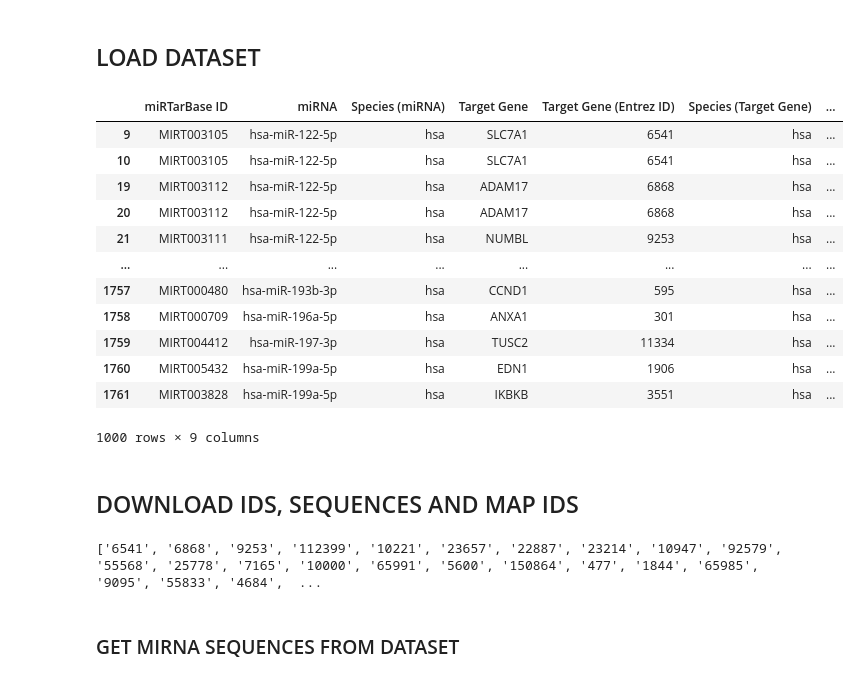
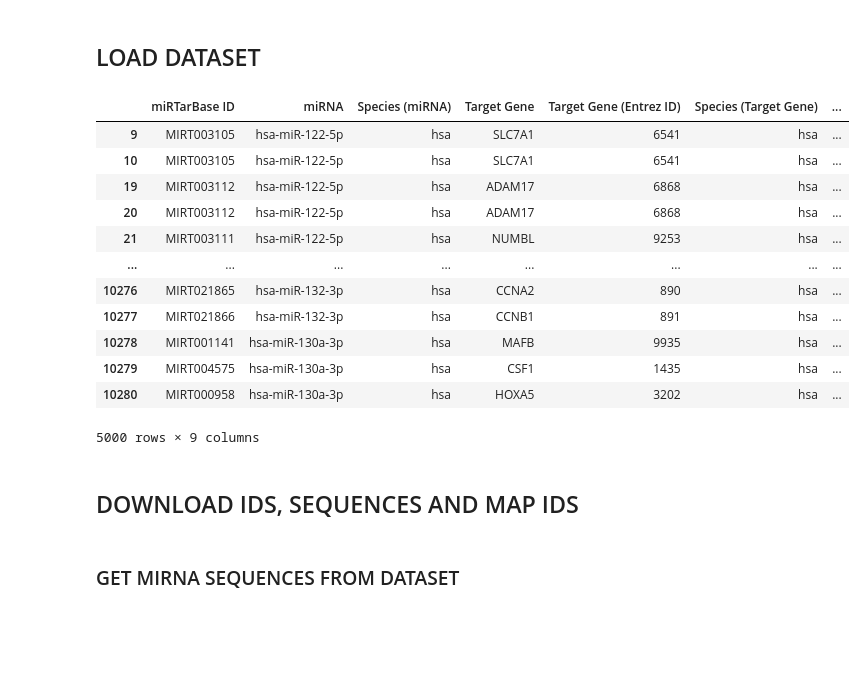
Before and after one commit to nntavantzis/ptixiaki, a Jupyter notebook: benchmark.ipynb, the cells around one changed output. Cells and saved outputs as stored; diff of their text form; code cells hidden in the pictures; blank space fills up the shorter version.

```diff
--- a/benchmark.ipynb
+++ b/benchmark.ipynb
@@ -24,31 +13,31 @@ with open(input_path, 'r') as fin, open(output_path, 'w') as fout:
 # %%
 import pandas as pd
 
 df = pd.read_csv(
     './benchmark/miRTarBase_SE_WR.csv',
     sep=','
 )
 
 df = df[df['Species (miRNA)'] == 'hsa']
 df['Target Gene (Entrez ID)'] = df['Target Gene (Entrez ID)'].astype(int)
 df.drop_duplicates(inplace=True)
 
-df = df.head(1000)
+df = df.head(5000)
 df
 # %% [output]
 |  | miRTarBase ID | miRNA | Species (miRNA) | Target Gene | Target Gene (Entrez ID) | Species (Target Gene) | ... |
 | 9 | MIRT003105 | hsa-miR-122-5p | hsa | SLC7A1 | 6541 | hsa | ... |
 | 10 | MIRT003105 | hsa-miR-122-5p | hsa | SLC7A1 | 6541 | hsa | ... |
 | 19 | MIRT003112 | hsa-miR-122-5p | hsa | ADAM17 | 6868 | hsa | ... |
 | 20 | MIRT003112 | hsa-miR-122-5p | hsa | ADAM17 | 6868 | hsa | ... |
 | 21 | MIRT003111 | hsa-miR-122-5p | hsa | NUMBL | 9253 | hsa | ... |
 | ... | ... | ... | ... | ... | ... | ... | ... |
-| 1757 | MIRT000480 | hsa-miR-193b-3p | hsa | CCND1 | 595 | hsa | ... |
-| 1758 | MIRT000709 | hsa-miR-196a-5p | hsa | ANXA1 | 301 | hsa | ... |
-| 1759 | MIRT004412 | hsa-miR-197-3p | hsa | TUSC2 | 11334 | hsa | ... |
-| 1760 | MIRT005432 | hsa-miR-199a-5p | hsa | EDN1 | 1906 | hsa | ... |
-| 1761 | MIRT003828 | hsa-miR-199a-5p | hsa | IKBKB | 3551 | hsa | ... |
+| 10276 | MIRT021865 | hsa-miR-132-3p | hsa | CCNA2 | 890 | hsa | ... |
+| 10277 | MIRT021866 | hsa-miR-132-3p | hsa | CCNB1 | 891 | hsa | ... |
+| 10278 | MIRT001141 | hsa-miR-130a-3p | hsa | MAFB | 9935 | hsa | ... |
+| 10279 | MIRT004575 | hsa-miR-130a-3p | hsa | CSF1 | 1435 | hsa | ... |
+| 10280 | MIRT000958 | hsa-miR-130a-3p | hsa | HOXA5 | 3202 | hsa | ... |
-1000 rows × 9 columns
+5000 rows × 9 columns
 # %% [markdown]
 ## DOWNLOAD IDS, SEQUENCES AND MAP IDS
 # %%
@@ -110,8 +99,6 @@ header_ids = [header.split(' ')[0] for header in headers]
 header_dict = dict(zip(header_ids, headers))
 
 mapped_df['Mapped Value'] = mapped_df['NM_ID'].map(header_dict)
-# %% [output]
-['6541', '6868', '9253', '112399', '10221', '23657', '22887', '23214', '10947', '92579', '55568', '25778', '7165', '10000', '65991', '5600', '150864', '477', '1844', '65985', '9095', '55833', '4684',  ...
 # %% [markdown]
 ### GET MIRNA SEQUENCES FROM DATASET
 # %%
```
Also changed, not shown: parts of 18 cells of this notebook, 3 other files.
